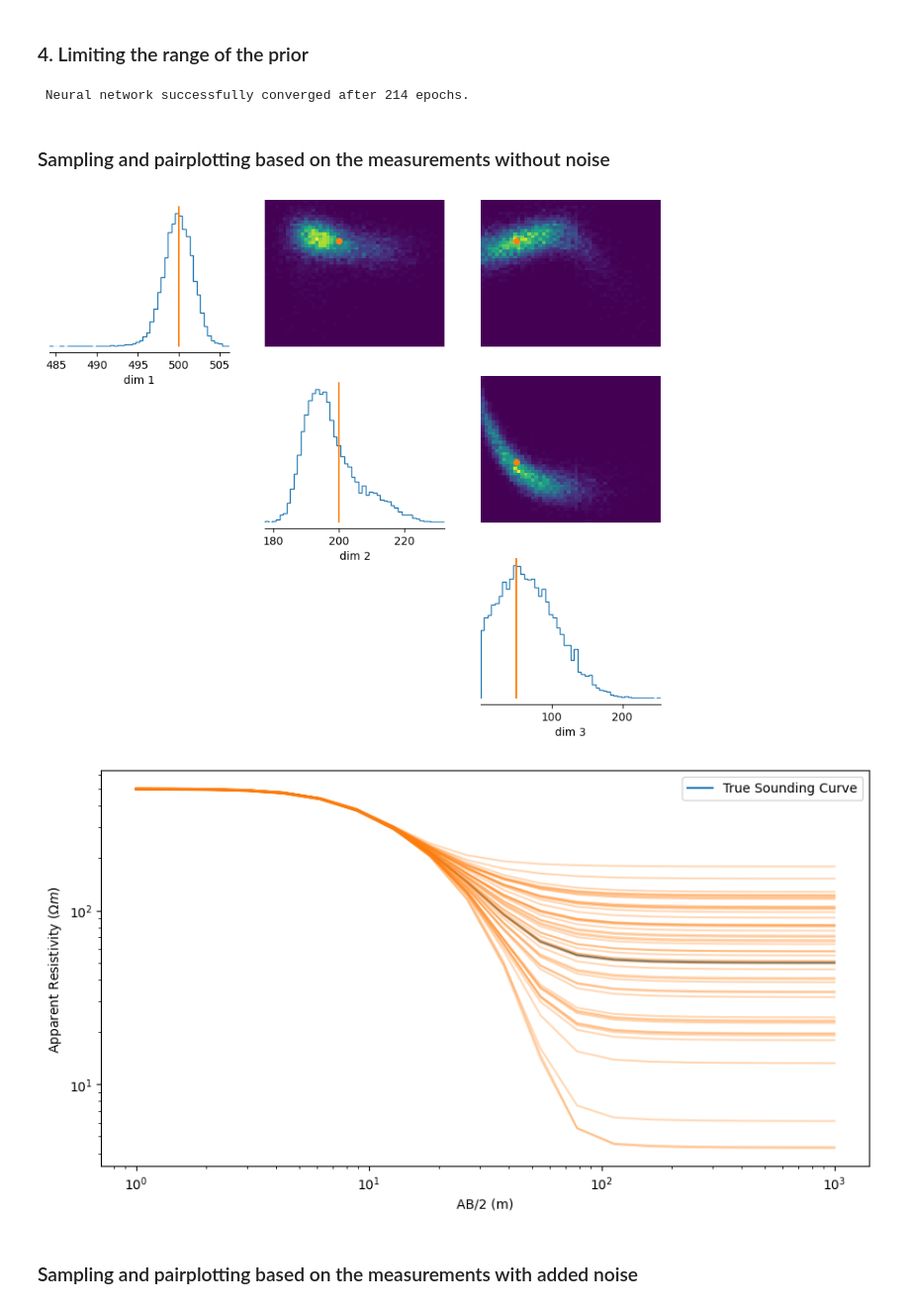
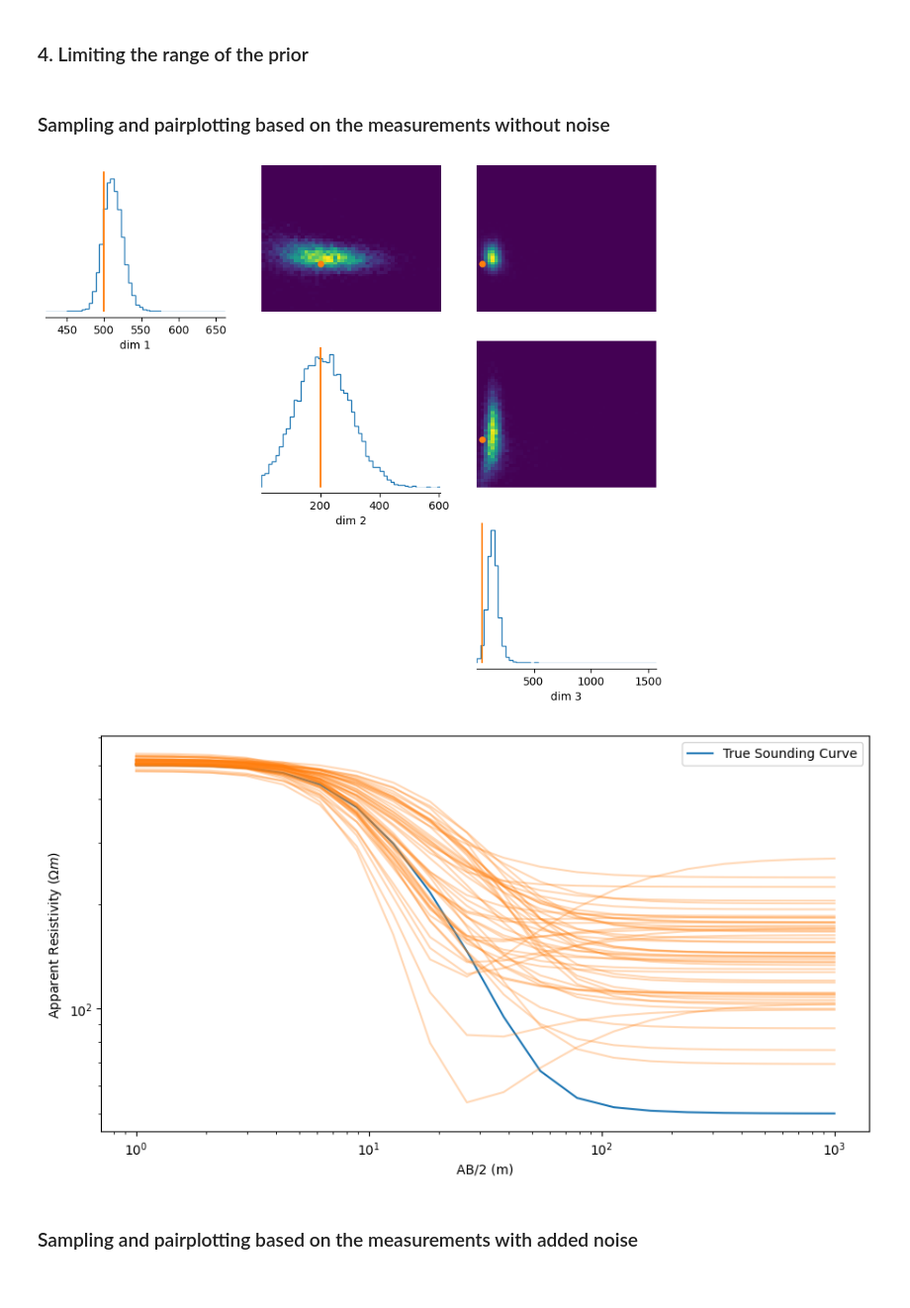
Before and after one commit to mdeppner/ves_modeling, a Jupyter notebook: notebooks/SBI Inversion.ipynb, the cells around one changed output. Shown at 99% size. Saved outputs shown, nothing was run; the diff lists cells and outputs as text; code cells hidden in the pictures.

```diff
--- a/notebooks/SBI Inversion.ipynb
+++ b/notebooks/SBI Inversion.ipynb
@@ -153,4 +163,4 @@ def sbi_wrapper(simulator, prior, num_simulations):
     # Build posterior from the inference object
     posterior = inference.build_posterior(density_estimator)
 
-    return posterior, theta, x
+    return posterior, theta, x, inference
@@ -173,6 +201,6 @@ posterior, theta, x = sbi_wrapper(simulator, prior, 1000)
 # %%
 # Sample from the posterior distribution
-posterior_samples = posterior.sample((10000,), x=apparent_resistivities_textbook, show_progress_bars=False)
+posterior_samples = posterior__1.sample((10000,), x=apparent_resistivities_textbook, show_progress_bars=False)
 # plot Posterior samples
 _ = analysis.pairplot(posterior_samples,points= torch.tensor([500,200, 50]), figsize=(10,8))
 # %% [output]
@@ -210,2 +229,9 @@ with open("pickle/sbi_models/posterior_1000_simulations_resistivities_only_20_me
+# %%
+num_measurements = 100
+textbook_survey_100, textbook_electrode_spacing_100 = schlumberger_survey(num_measurements, min_spacing, max_spacing)
+apparent_resistivities_textbook_100 = dc_forward_model(earth_resistivities, earth_layer_thicknesses, textbook_survey_100)
+
+def dc_forward_model_for_sbi_fixed_resistivities_100(resistivities):
+    return dc_forward_model(resistivities, earth_layer_thicknesses, textbook_survey_100)
 # %%
 infer_model = False
@@ -281,46 +295,53 @@ _ = analysis.pairplot(posterior_samples_noise,points= torch.tensor([500,200, 50]
 # %% [markdown]
 ### 4. Limiting the range of the prior
 # %%
-num_dim = 3
-prior_min = torch.as_tensor([0,0,0])
-prior_max = torch.as_tensor([1000,1000,1000])
+infer_model = False
+filename_experiment_4 = "pickle/sbi_models/4__ptx_20meas_1000sim_1000prior.pkl"
 
-# Define the prior as a BoxUniform distribution
-prior = utils.BoxUniform(low=-prior_min * torch.ones(num_dim), high=prior_max * torch.ones(num_dim))
-# Define the prior and the simulator for sampling based on the wrapped forward model and the prior
+if infer_model:
 
-simulator, prior = prepare_for_sbi(dc_forward_model_for_sbi_fixed_resistivities, prior)
+    num_dim = 3
+    prior_min = torch.as_tensor([0,0,0])
+    prior_max = torch.as_tensor([1000,1000,1000])
+
+    # Define the prior as a BoxUniform distribution
+    prior = utils.BoxUniform(low=-prior_min * torch.ones(num_dim), high=prior_max * torch.ones(num_dim))
+    # Define the prior and the simulator for sampling based on the wrapped forward model and the prior
+
+    simulator, prior = prepare_for_sbi(dc_forward_model_for_sbi_fixed_resistivities, prior)
+
+    posterior__4, theta__4, x__4, _ = sbi_wrapper(simulator, prior, 1000)
+
+    pickle_objects([posterior__4, theta__4, x__4], filename_experiment_4)
+
+else:
+    posterior__4, theta__4, x__4 = unpickle_objects(filename_experiment_4)
-# %%
-posterior, theta, x = sbi_wrapper(simulator, prior, 1000)
-# %% [output]
- Neural network successfully converged after 214 epochs.
 # %% [markdown]
 ### Sampling and pairplotting based on the measurements without noise
-# %%
-# Sample from the posterior distribution
-posterior_samples_no_noise = posterior.sample((10000,), x=apparent_resistivities_textbook, show_progress_bars=False)
-# plot Posterior samples
-_ = analysis.pairplot(posterior_samples,points= torch.tensor([500,200, 50]), figsize=(10,8))
-# %% [output]
-[figure, removed]
 # %%
+# Sample from the posterior distribution
+posterior_samples_no_noise = posterior__4.sample((10000,), x=apparent_resistivities_textbook, show_progress_bars=False)
+# plot Posterior samples
+_ = analysis.pairplot(posterior_samples_no_noise,points= torch.tensor([500,200, 50]), figsize=(10,8))
+
 fig = plt.figure(figsize=(11, 5))
 ax1 = fig.add_axes([0.1, 0.1, 0.75, 0.85])
 
 ax1.loglog(textbook_electrode_spacing, apparent_resistivities_textbook, label="True Sounding Curve")
 
 for i in range(50):
     posterior_sample = posterior_samples_no_noise[i]
     app_res = dc_forward_model_for_sbi_fixed_resistivities(np.array(posterior_sample))
     ax1.loglog(textbook_electrode_spacing, app_res, color='#ff7f0e',  alpha=0.3)
 
 
 
 ax1.set_xlabel("AB/2 (m)")
 ax1.set_ylabel(r"Apparent Resistivity ($\Omega m$)")
 ax1.legend()
 plt.show()
 # %% [output]
-[figure, old version]
+[figure, new version]
+[figure, added]
 # %% [markdown]
 ### Sampling and pairplotting based on the measurements with added noise
```
Also changed, not shown: parts of 45 cells of this notebook, 1 other file.
